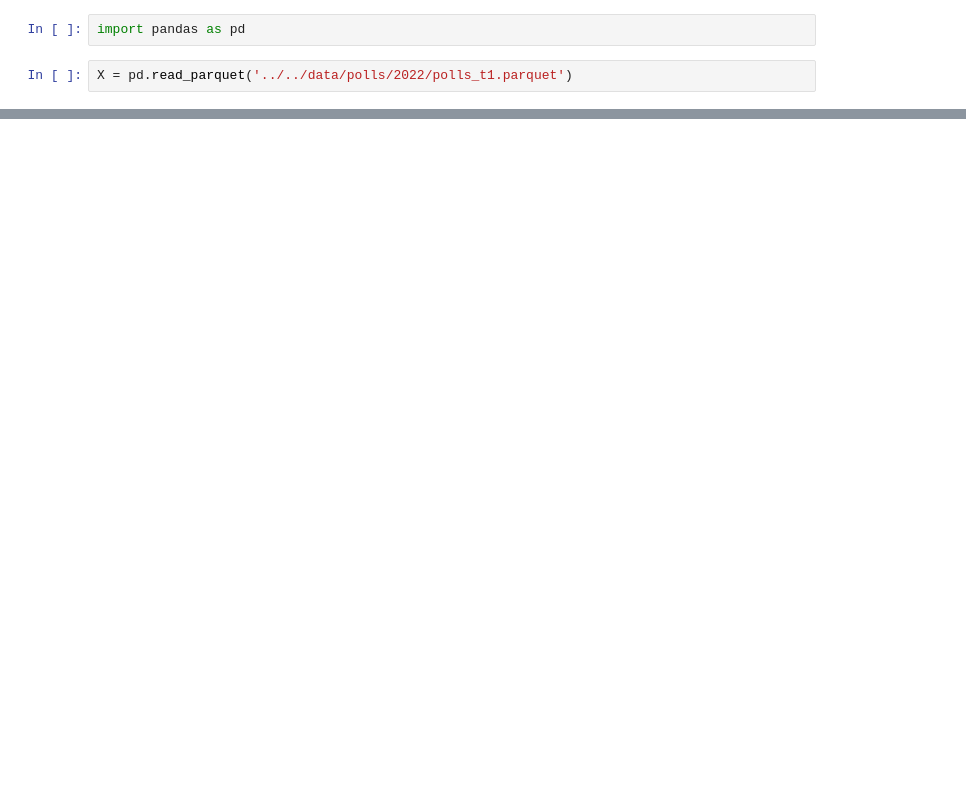
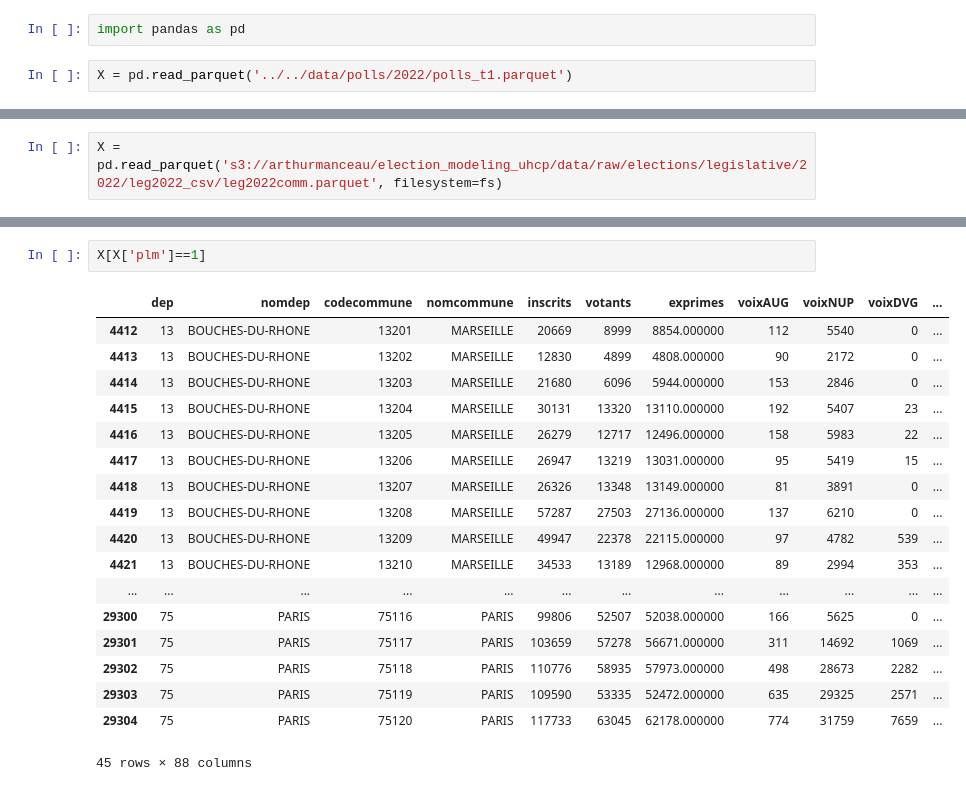
Before and after one commit to artmanceau/electera, a Jupyter notebook: notebooks/experiments/sanity_checks.ipynb, the cells around one changed output, grey strips where cells are left out. Drawn from its saved outputs; the diff is of its cells as text; blank space fills up the shorter version.

Commit message:
data_processing upgrades

```diff
--- a/notebooks/experiments/sanity_checks.ipynb
+++ b/notebooks/experiments/sanity_checks.ipynb
@@ -434,0 +260,2 @@ dtype: float64
+# %%
+X = pd.read_parquet('s3://arthurmanceau/election_modeling_uhcp/data/raw/elections/legislative/2022/leg2022_csv/leg2022comm.parquet', filesystem=fs)
@@ -434,0 +436,21 @@ dtype: float64
+# %%
+X[X['plm']==1]
+# %% [output]
+|  | dep | nomdep | codecommune | nomcommune | inscrits | votants | exprimes | voixAUG | voixNUP | voixDVG | ... |
+| 4412 | 13 | BOUCHES-DU-RHONE | 13201 | MARSEILLE | 20669 | 8999 | 8854.000000 | 112 | 5540 | 0 | ... |
+| 4413 | 13 | BOUCHES-DU-RHONE | 13202 | MARSEILLE | 12830 | 4899 | 4808.000000 | 90 | 2172 | 0 | ... |
+| 4414 | 13 | BOUCHES-DU-RHONE | 13203 | MARSEILLE | 21680 | 6096 | 5944.000000 | 153 | 2846 | 0 | ... |
+| 4415 | 13 | BOUCHES-DU-RHONE | 13204 | MARSEILLE | 30131 | 13320 | 13110.000000 | 192 | 5407 | 23 | ... |
+| 4416 | 13 | BOUCHES-DU-RHONE | 13205 | MARSEILLE | 26279 | 12717 | 12496.000000 | 158 | 5983 | 22 | ... |
+| 4417 | 13 | BOUCHES-DU-RHONE | 13206 | MARSEILLE | 26947 | 13219 | 13031.000000 | 95 | 5419 | 15 | ... |
+| 4418 | 13 | BOUCHES-DU-RHONE | 13207 | MARSEILLE | 26326 | 13348 | 13149.000000 | 81 | 3891 | 0 | ... |
+| 4419 | 13 | BOUCHES-DU-RHONE | 13208 | MARSEILLE | 57287 | 27503 | 27136.000000 | 137 | 6210 | 0 | ... |
+| 4420 | 13 | BOUCHES-DU-RHONE | 13209 | MARSEILLE | 49947 | 22378 | 22115.000000 | 97 | 4782 | 539 | ... |
+| 4421 | 13 | BOUCHES-DU-RHONE | 13210 | MARSEILLE | 34533 | 13189 | 12968.000000 | 89 | 2994 | 353 | ... |
+| ... | ... | ... | ... | ... | ... | ... | ... | ... | ... | ... | ... |
+| 29300 | 75 | PARIS | 75116 | PARIS | 99806 | 52507 | 52038.000000 | 166 | 5625 | 0 | ... |
+| 29301 | 75 | PARIS | 75117 | PARIS | 103659 | 57278 | 56671.000000 | 311 | 14692 | 1069 | ... |
+| 29302 | 75 | PARIS | 75118 | PARIS | 110776 | 58935 | 57973.000000 | 498 | 28673 | 2282 | ... |
+| 29303 | 75 | PARIS | 75119 | PARIS | 109590 | 53335 | 52472.000000 | 635 | 29325 | 2571 | ... |
+| 29304 | 75 | PARIS | 75120 | PARIS | 117733 | 63045 | 62178.000000 | 774 | 31759 | 7659 | ... |
+45 rows × 88 columns
```
Also changed, not shown: parts of 47 cells of this notebook, 1 other file.
